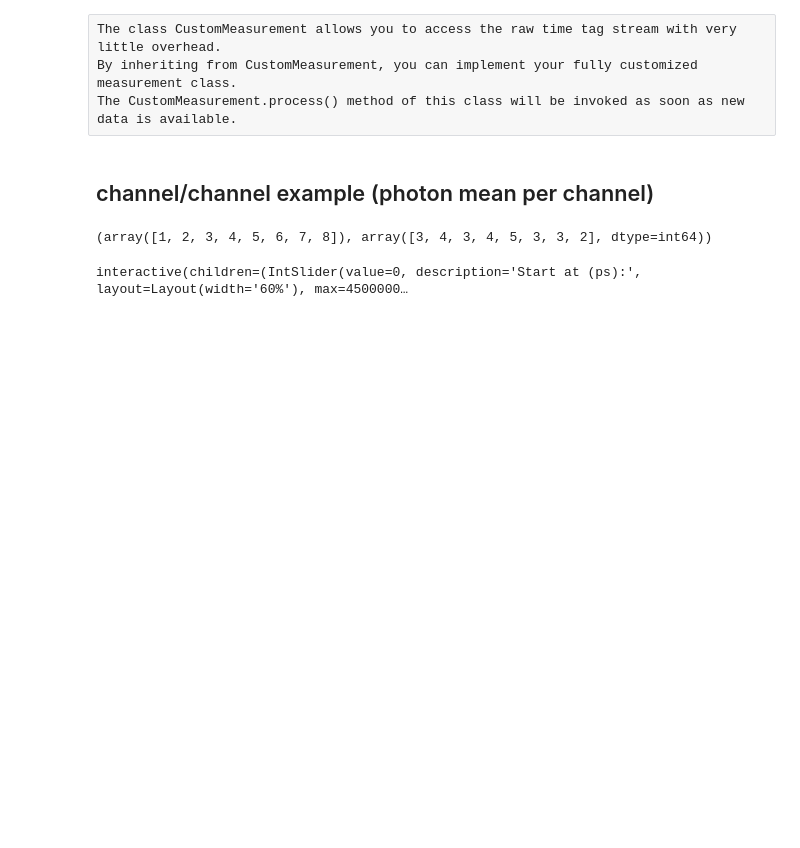
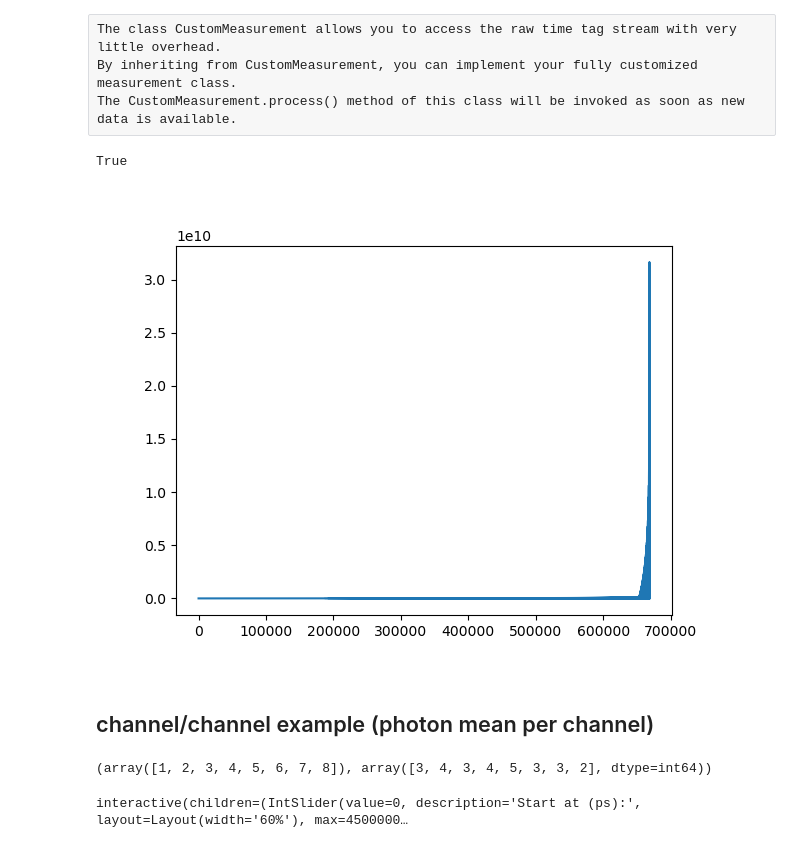
Before and after one commit to PriyaMulla/dashboardsforMM, a Jupyter notebook: B4_Swabian_Custom_measurements.ipynb, the cells around one changed output. Saved outputs shown, nothing was run; the diff lists cells and outputs as text; code cells hidden in the pictures; blank space fills up the shorter version.

```diff
--- a/B4_Swabian_Custom_measurements.ipynb
+++ b/B4_Swabian_Custom_measurements.ipynb
@@ -11,6 +13,24 @@ tagger = TimeTagger.createTimeTaggerVirtual()
 The class CustomMeasurement allows you to access the raw time tag stream with very little overhead.
 By inheriting from CustomMeasurement, you can implement your fully customized measurement class.
 The CustomMeasurement.process() method of this class will be invoked as soon as new data is available.
+# %%
+histo = TimeTagger.StartStop(tagger,-4,4,48)
+# %%
+tagger.setReplaySpeed(-1)
+tagger.replay(dump_file)
+tagger.waitForCompletion()
+# %% [output]
+True
+# %%
+x =histo.getData()
+# %%
+y = x.flatten()
+# %%
+plt.close()
+plt.plot(y)
+plt.show()
+# %% [output]
+[figure, added]
 # %% [markdown]
 ## channel/channel example (photon mean per channel)
 # %%
```
Also changed, not shown: parts of 13 cells of this notebook.
